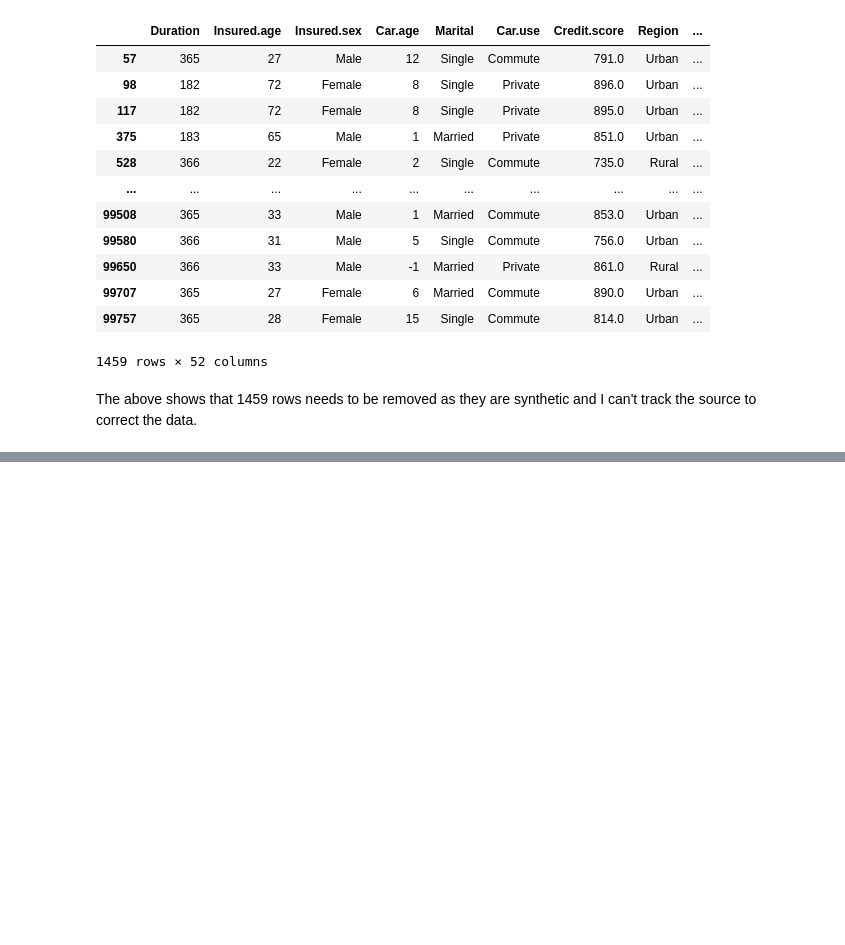
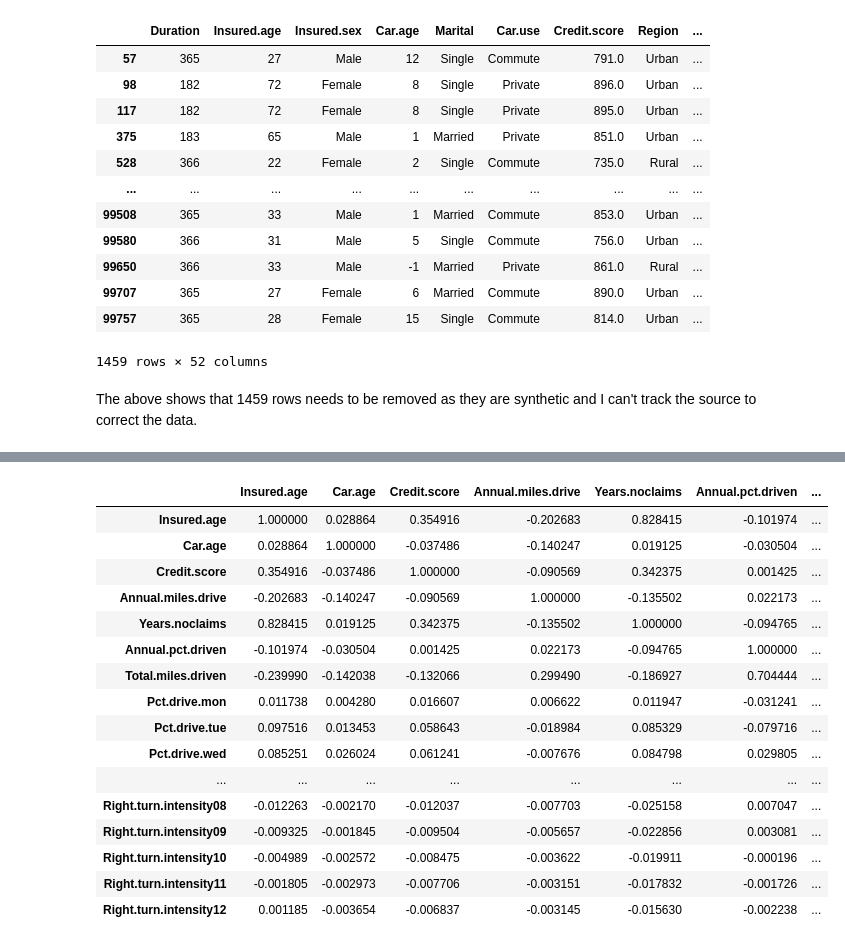
Before and after one commit to kjl1c20/telematics-insurance-ml, a Jupyter notebook: explore.ipynb, the cells around one changed output, grey strips where cells are left out. Drawn from its saved outputs; the diff is of its cells as text; code cells hidden in the pictures; blank space fills up the shorter version.

```diff
--- a/explore.ipynb
+++ b/explore.ipynb
@@ -152,0 +259,20 @@ The above shows that 1459 rows needs to be removed as they are synthetic and I c
+# %%
+corr
+# %% [output]
+|  | Insured.age | Car.age | Credit.score | Annual.miles.drive | Years.noclaims | Annual.pct.driven | ... |
+| Insured.age | 1.000000 | 0.028864 | 0.354916 | -0.202683 | 0.828415 | -0.101974 | ... |
+| Car.age | 0.028864 | 1.000000 | -0.037486 | -0.140247 | 0.019125 | -0.030504 | ... |
+| Credit.score | 0.354916 | -0.037486 | 1.000000 | -0.090569 | 0.342375 | 0.001425 | ... |
+| Annual.miles.drive | -0.202683 | -0.140247 | -0.090569 | 1.000000 | -0.135502 | 0.022173 | ... |
+| Years.noclaims | 0.828415 | 0.019125 | 0.342375 | -0.135502 | 1.000000 | -0.094765 | ... |
+| Annual.pct.driven | -0.101974 | -0.030504 | 0.001425 | 0.022173 | -0.094765 | 1.000000 | ... |
+| Total.miles.driven | -0.239990 | -0.142038 | -0.132066 | 0.299490 | -0.186927 | 0.704444 | ... |
+| Pct.drive.mon | 0.011738 | 0.004280 | 0.016607 | 0.006622 | 0.011947 | -0.031241 | ... |
+| Pct.drive.tue | 0.097516 | 0.013453 | 0.058643 | -0.018984 | 0.085329 | -0.079716 | ... |
+| Pct.drive.wed | 0.085251 | 0.026024 | 0.061241 | -0.007676 | 0.084798 | 0.029805 | ... |
+| ... | ... | ... | ... | ... | ... | ... | ... |
+| Right.turn.intensity08 | -0.012263 | -0.002170 | -0.012037 | -0.007703 | -0.025158 | 0.007047 | ... |
+| Right.turn.intensity09 | -0.009325 | -0.001845 | -0.009504 | -0.005657 | -0.022856 | 0.003081 | ... |
+| Right.turn.intensity10 | -0.004989 | -0.002572 | -0.008475 | -0.003622 | -0.019911 | -0.000196 | ... |
+| Right.turn.intensity11 | -0.001805 | -0.002973 | -0.007706 | -0.003151 | -0.017832 | -0.001726 | ... |
+| Right.turn.intensity12 | 0.001185 | -0.003654 | -0.006837 | -0.003145 | -0.015630 | -0.002238 | ... |
```
Also changed, not shown: parts of 4 cells of this notebook.
